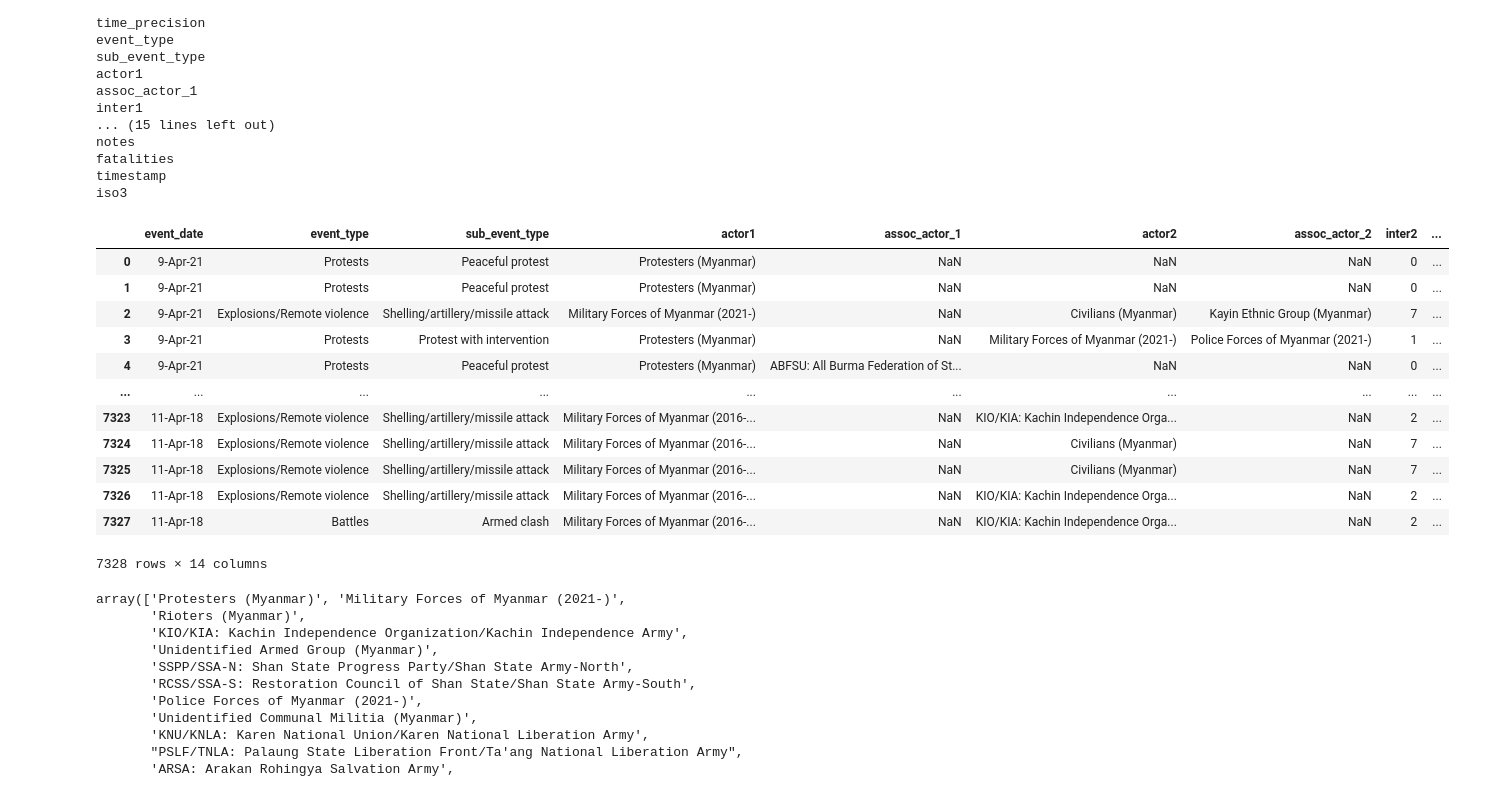
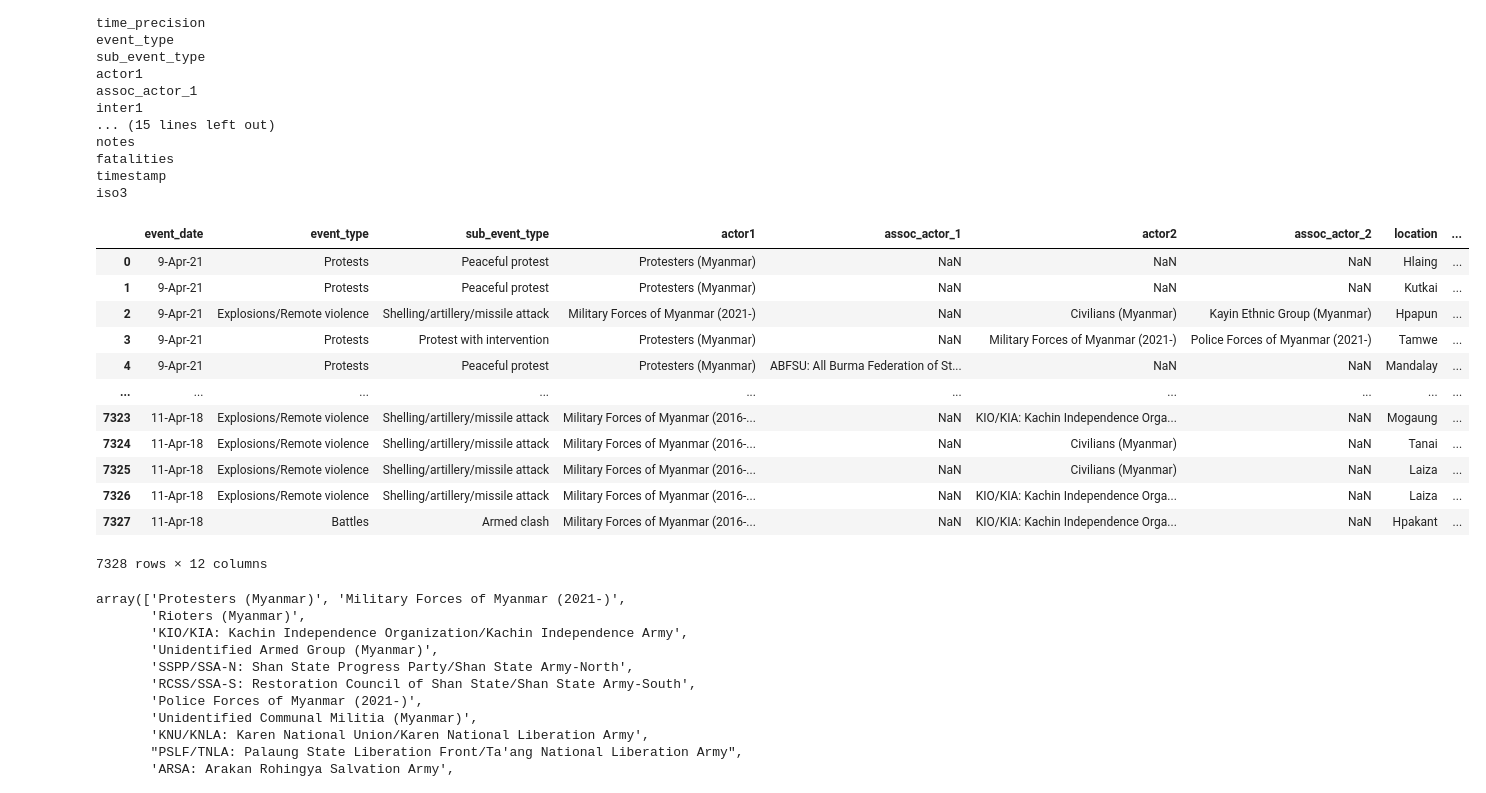
Before and after one commit to LisaCaruana/Myanmar_dashboard, a Jupyter notebook: Lisa/Myanmar_data.ipynb, the cells around one changed output. Saved outputs shown, nothing was run; the diff lists cells and outputs as text; code cells hidden in the pictures.

```diff
--- a/Lisa/Myanmar_data.ipynb
+++ b/Lisa/Myanmar_data.ipynb
@@ -49,23 +49,23 @@ timestamp
 iso3
 # %%
 Myanmar_df = df.drop(['data_id', 'iso', 'event_id_cnty', 'event_id_no_cnty', 'year', 'time_precision',\
-                      'inter1', 'region', 'country', 'admin1', 'admin2', 'admin3', 'geo_precision',\
-                      'source', 'source_scale', 'timestamp', 'iso3'], axis = 1)
+                      'inter1', 'region', 'inter2', 'country', 'admin1', 'admin2', 'admin3', 'geo_precision',\
+                      'source', 'source_scale', 'interaction', 'timestamp', 'iso3'], axis = 1)
 Myanmar_df
 # %% [output]
-|  | event_date | event_type | sub_event_type | actor1 | assoc_actor_1 | actor2 | assoc_actor_2 | inter2 | ... |
-| 0 | 9-Apr-21 | Protests | Peaceful protest | Protesters (Myanmar) | NaN | NaN | NaN | 0 | ... |
-| 1 | 9-Apr-21 | Protests | Peaceful protest | Protesters (Myanmar) | NaN | NaN | NaN | 0 | ... |
-| 2 | 9-Apr-21 | Explosions/Remote violence | Shelling/artillery/missile attack | Military Forces of Myanmar (2021-) | NaN | Civilians (Myanmar) | Kayin Ethnic Group (Myanmar) | 7 | ... |
-| 3 | 9-Apr-21 | Protests | Protest with intervention | Protesters (Myanmar) | NaN | Military Forces of Myanmar (2021-) | Police Forces of Myanmar (2021-) | 1 | ... |
-| 4 | 9-Apr-21 | Protests | Peaceful protest | Protesters (Myanmar) | ABFSU: All Burma Federation of St... | NaN | NaN | 0 | ... |
+|  | event_date | event_type | sub_event_type | actor1 | assoc_actor_1 | actor2 | assoc_actor_2 | location | ... |
+| 0 | 9-Apr-21 | Protests | Peaceful protest | Protesters (Myanmar) | NaN | NaN | NaN | Hlaing | ... |
+| 1 | 9-Apr-21 | Protests | Peaceful protest | Protesters (Myanmar) | NaN | NaN | NaN | Kutkai | ... |
+| 2 | 9-Apr-21 | Explosions/Remote violence | Shelling/artillery/missile attack | Military Forces of Myanmar (2021-) | NaN | Civilians (Myanmar) | Kayin Ethnic Group (Myanmar) | Hpapun | ... |
+| 3 | 9-Apr-21 | Protests | Protest with intervention | Protesters (Myanmar) | NaN | Military Forces of Myanmar (2021-) | Police Forces of Myanmar (2021-) | Tamwe | ... |
+| 4 | 9-Apr-21 | Protests | Peaceful protest | Protesters (Myanmar) | ABFSU: All Burma Federation of St... | NaN | NaN | Mandalay | ... |
 | ... | ... | ... | ... | ... | ... | ... | ... | ... | ... |
-| 7323 | 11-Apr-18 | Explosions/Remote violence | Shelling/artillery/missile attack | Military Forces of Myanmar (2016-... | NaN | KIO/KIA: Kachin Independence Orga... | NaN | 2 | ... |
-| 7324 | 11-Apr-18 | Explosions/Remote violence | Shelling/artillery/missile attack | Military Forces of Myanmar (2016-... | NaN | Civilians (Myanmar) | NaN | 7 | ... |
-| 7325 | 11-Apr-18 | Explosions/Remote violence | Shelling/artillery/missile attack | Military Forces of Myanmar (2016-... | NaN | Civilians (Myanmar) | NaN | 7 | ... |
-| 7326 | 11-Apr-18 | Explosions/Remote violence | Shelling/artillery/missile attack | Military Forces of Myanmar (2016-... | NaN | KIO/KIA: Kachin Independence Orga... | NaN | 2 | ... |
-| 7327 | 11-Apr-18 | Battles | Armed clash | Military Forces of Myanmar (2016-... | NaN | KIO/KIA: Kachin Independence Orga... | NaN | 2 | ... |
+| 7323 | 11-Apr-18 | Explosions/Remote violence | Shelling/artillery/missile attack | Military Forces of Myanmar (2016-... | NaN | KIO/KIA: Kachin Independence Orga... | NaN | Mogaung | ... |
+| 7324 | 11-Apr-18 | Explosions/Remote violence | Shelling/artillery/missile attack | Military Forces of Myanmar (2016-... | NaN | Civilians (Myanmar) | NaN | Tanai | ... |
+| 7325 | 11-Apr-18 | Explosions/Remote violence | Shelling/artillery/missile attack | Military Forces of Myanmar (2016-... | NaN | Civilians (Myanmar) | NaN | Laiza | ... |
+| 7326 | 11-Apr-18 | Explosions/Remote violence | Shelling/artillery/missile attack | Military Forces of Myanmar (2016-... | NaN | KIO/KIA: Kachin Independence Orga... | NaN | Laiza | ... |
+| 7327 | 11-Apr-18 | Battles | Armed clash | Military Forces of Myanmar (2016-... | NaN | KIO/KIA: Kachin Independence Orga... | NaN | Hpakant | ... |
-7328 rows × 14 columns
+7328 rows × 12 columns
 # %%
 actors_list1 = Myanmar_df['actor1'].unique()
 actors_list1
```
Also changed, not shown: parts of 3 cells of this notebook.
